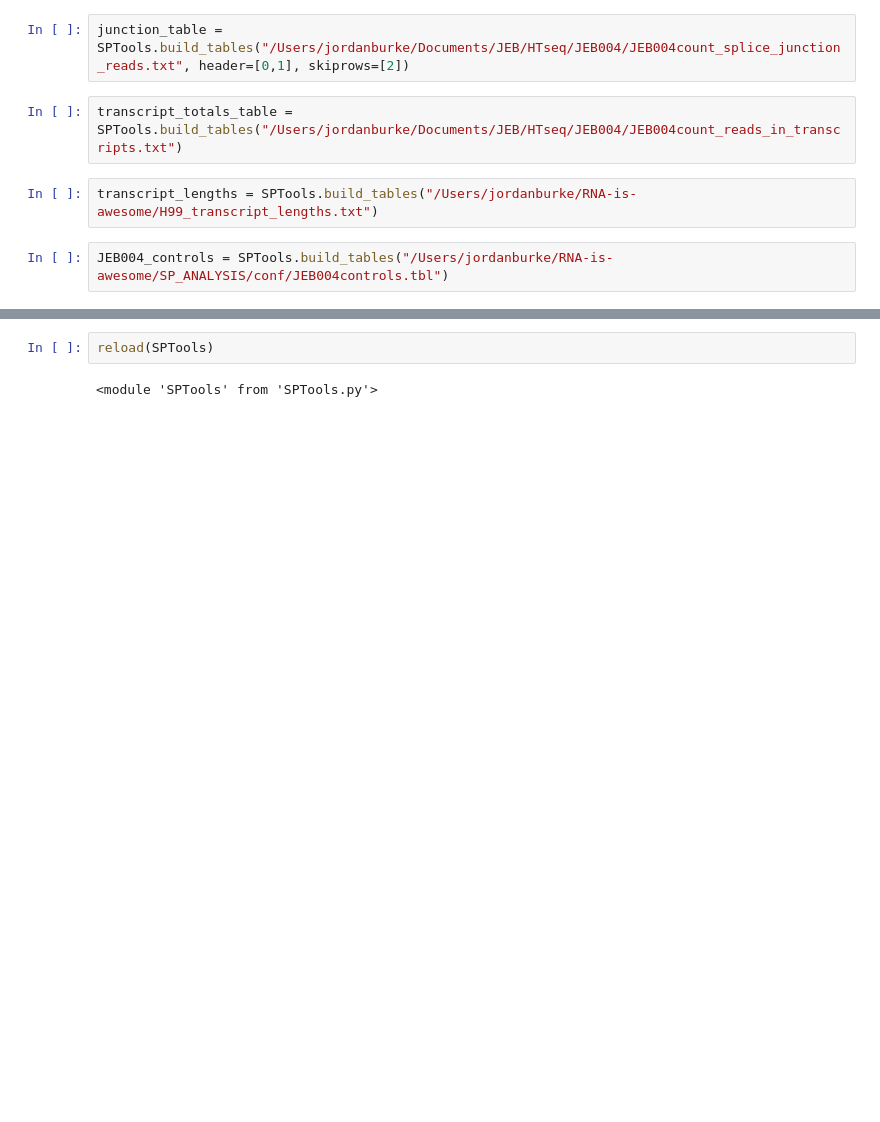
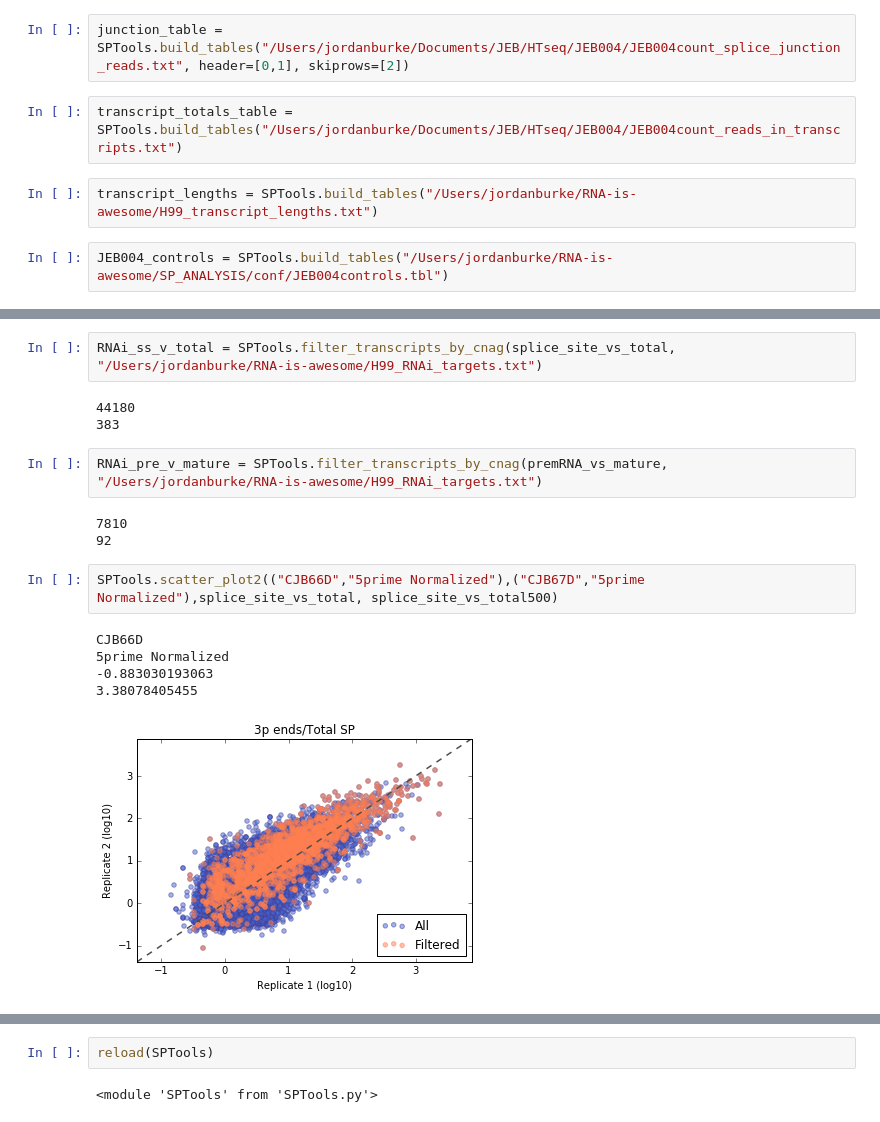
Before and after one commit to jeburke/RNA-is-awesome, a Jupyter notebook: SP_ANALYSIS/151228JEB004_analysis.ipynb, the cells around one changed output, grey strips where cells are left out. Saved outputs shown, nothing was run; the diff lists cells and outputs as text; blank space fills up the shorter version.

```diff
--- a/SP_ANALYSIS/151228JEB004_analysis.ipynb
+++ b/SP_ANALYSIS/151228JEB004_analysis.ipynb
@@ -98 +102,19 @@ Control value 3 = 4.96
 306
+# %%
+RNAi_ss_v_total = SPTools.filter_transcripts_by_cnag(splice_site_vs_total, "/Users/jordanburke/RNA-is-awesome/H99_RNAi_targets.txt")
+# %% [output]
+44180
+383
+# %%
+RNAi_pre_v_mature = SPTools.filter_transcripts_by_cnag(premRNA_vs_mature, "/Users/jordanburke/RNA-is-awesome/H99_RNAi_targets.txt")
+# %% [output]
+7810
+92
+# %%
+SPTools.scatter_plot2(("CJB66D","5prime Normalized"),("CJB67D","5prime Normalized"),splice_site_vs_total, splice_site_vs_total500)
+# %% [output]
+CJB66D
+5prime Normalized
+-0.883030193063
+3.38078405455
+[figure, added]
```
Also changed, not shown: parts of 17 cells of this notebook, 2 other files.
